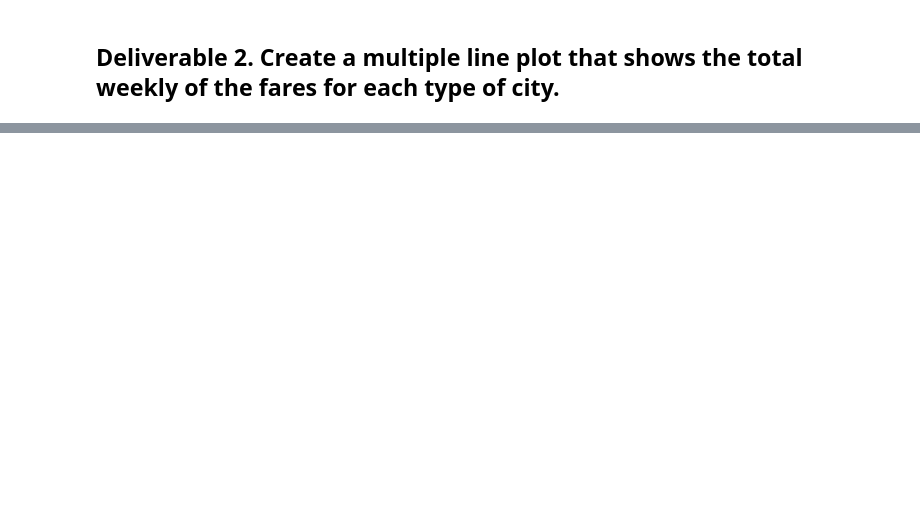
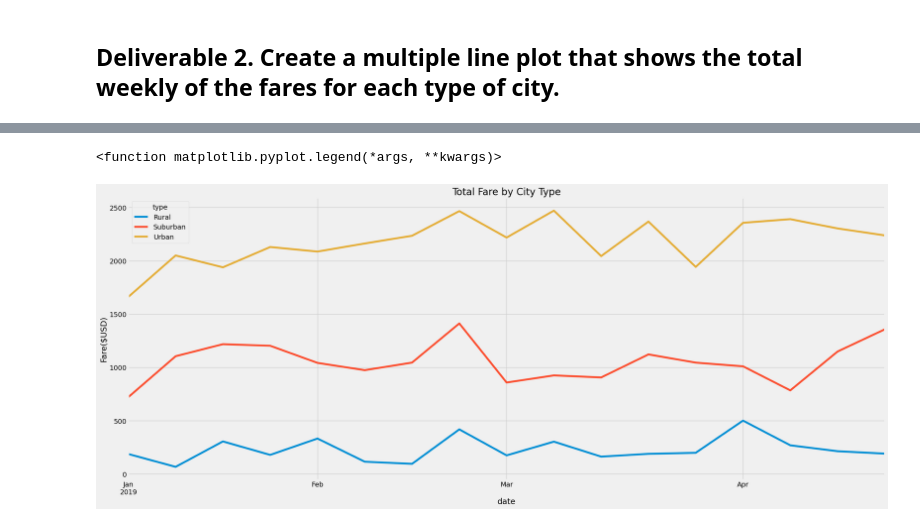
Before and after one commit to blueschistrocks/PyBer_Analysis, a Jupyter notebook: PyBer_Challenge.ipynb, the cells around one changed output, grey strips where cells are left out. Cells and saved outputs as stored; diff of their text form; code cells hidden in the pictures; blank space fills up the shorter version.

Commit message:
update PyBer_Challenge.ipynb analysis/

```diff
--- a/PyBer_Challenge.ipynb
+++ b/PyBer_Challenge.ipynb
@@ -159,3 +236,6 @@ pyber_summary_df.index.name = None
 # %%
 # 4. Create a pivot table with the 'date' as the index, the columns ='type', and values='fare'
 # to get the total fares for each type of city by the date.
+#fare_sum_type_DF_pv = fare_sum_type_DF.pivot("type", "fare"index = ["date"])
+fare_sum_type_DF_pv = fare_sum_type_DF.pivot(index='date', columns='type', values='fare')
+fare_sum_type_DF_pv
@@ -162,2 +257,4 @@ pyber_summary_df.index.name = None
 # %%
 # 5. Create a new DataFrame from the pivot table DataFrame using loc on the given dates, '2019-01-01':'2019-04-29'.
+fare_sum_type_DF_pv_loc = fare_sum_type_DF_pv.loc['2019-01-01':'2019-04-29']
+fare_sum_type_DF_pv_loc
@@ -164,5 +276,5 @@ pyber_summary_df.index.name = None
 # %%
 # 6. Set the "date" index to datetime datatype. This is necessary to use the resample() method in Step 8.
-# df.index = pd.to_datetime(df.index)
+fare_sum_type_DF_pv_loc.index = pd.to_datetime(fare_sum_type_DF_pv_loc.index)
 # %%
 # 7. Check that the datatype for the index is datetime using df.info()
@@ -169,2 +293,4 @@ pyber_summary_df.index.name = None
 # %%
 # 8. Create a new DataFrame using the "resample()" function by week 'W' and get the sum of the fares for each week.
+fare_sum_type_DF_pv_loc_RES = fare_sum_type_DF_pv_loc.resample('W').sum()
+fare_sum_type_DF_pv_loc_RES.info()
@@ -171,7 +309,17 @@ pyber_summary_df.index.name = None
 # %%
 # 8. Using the object-oriented interface method, plot the resample DataFrame using the df.plot() function.
 
 # Import the style from Matplotlib.
 from matplotlib import style
 # Use the graph style fivethirtyeight.
 style.use('fivethirtyeight')
+
+fare_sum_type_DF_pv_loc_RES.plot(figsize=(25,10))
+plt.ylabel("Fare($USD)")
+plt.title("Total Fare by City Type")
+
+plt.savefig("analysis/fare_summary_byType")
+plt.legend
+# %% [output]
+<function matplotlib.pyplot.legend(*args, **kwargs)>
+[figure, added]
```
Also changed, not shown: parts of 23 cells of this notebook, 1 other file.
